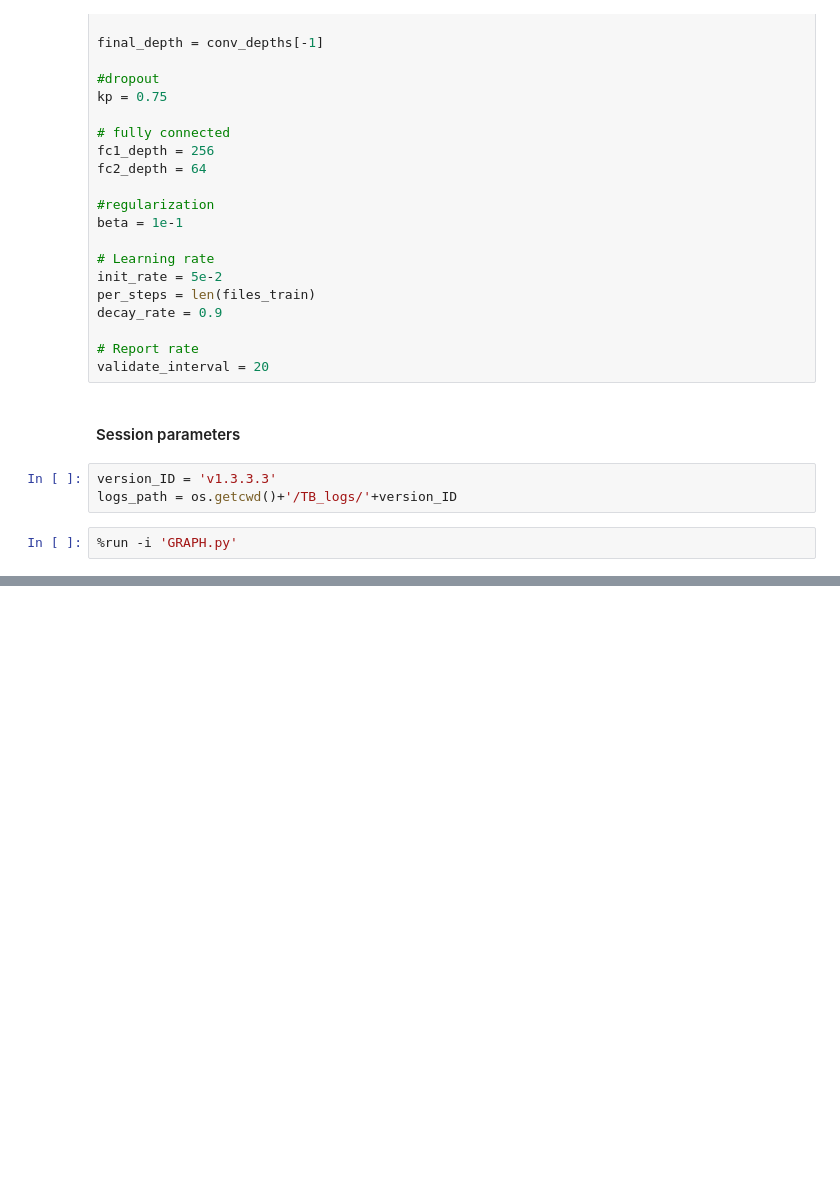
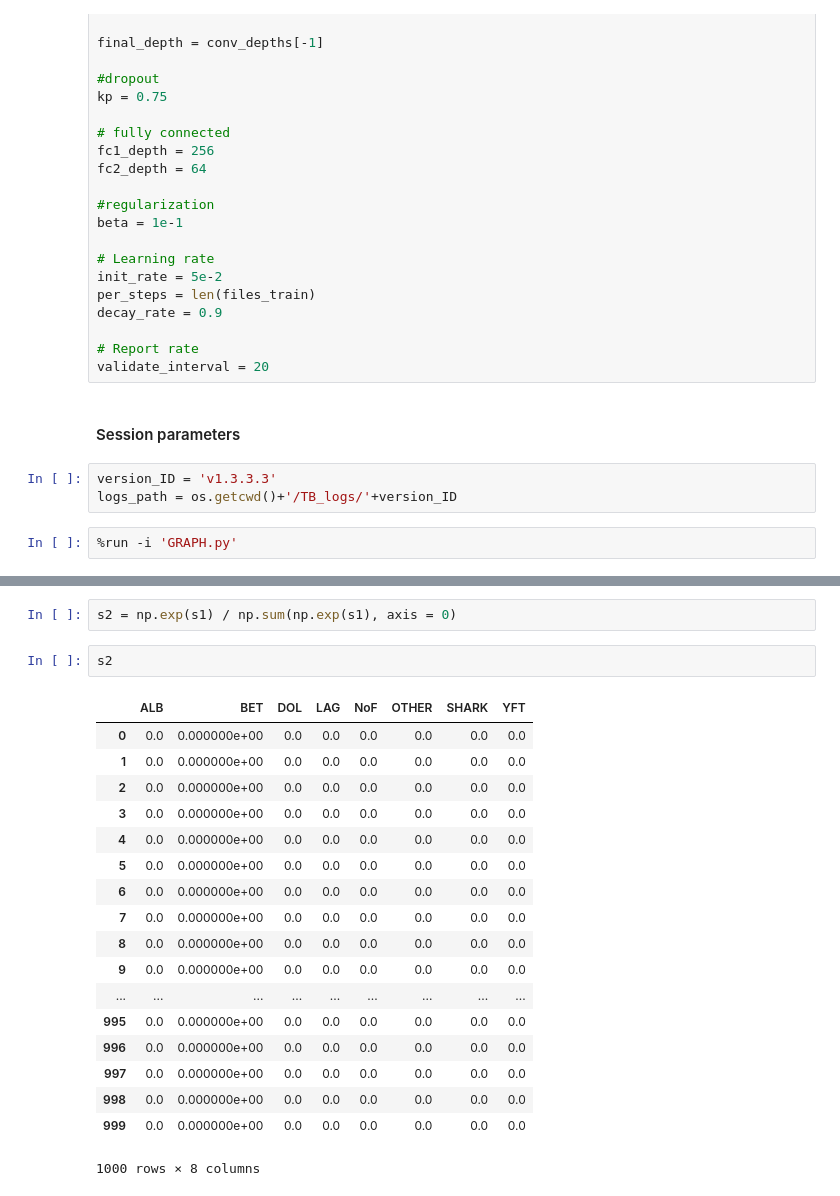
Before and after one commit to CCThompson82/TNCFM, a Jupyter notebook: MODEL.ipynb, the cells around one changed output, grey strips where cells are left out. Saved outputs shown, nothing was run; the diff lists cells and outputs as text; blank space fills up the shorter version.

```diff
--- a/MODEL.ipynb
+++ b/MODEL.ipynb
@@ -88,0 +165,23 @@ logs_path = os.getcwd()+'/TB_logs/'+version_ID
+# %%
+s2 = np.exp(s1) / np.sum(np.exp(s1), axis = 0)
+# %%
+s2
+# %% [output]
+|  | ALB | BET | DOL | LAG | NoF | OTHER | SHARK | YFT |
+| 0 | 0.0 | 0.000000e+00 | 0.0 | 0.0 | 0.0 | 0.0 | 0.0 | 0.0 |
+| 1 | 0.0 | 0.000000e+00 | 0.0 | 0.0 | 0.0 | 0.0 | 0.0 | 0.0 |
+| 2 | 0.0 | 0.000000e+00 | 0.0 | 0.0 | 0.0 | 0.0 | 0.0 | 0.0 |
+| 3 | 0.0 | 0.000000e+00 | 0.0 | 0.0 | 0.0 | 0.0 | 0.0 | 0.0 |
+| 4 | 0.0 | 0.000000e+00 | 0.0 | 0.0 | 0.0 | 0.0 | 0.0 | 0.0 |
+| 5 | 0.0 | 0.000000e+00 | 0.0 | 0.0 | 0.0 | 0.0 | 0.0 | 0.0 |
+| 6 | 0.0 | 0.000000e+00 | 0.0 | 0.0 | 0.0 | 0.0 | 0.0 | 0.0 |
+| 7 | 0.0 | 0.000000e+00 | 0.0 | 0.0 | 0.0 | 0.0 | 0.0 | 0.0 |
+| 8 | 0.0 | 0.000000e+00 | 0.0 | 0.0 | 0.0 | 0.0 | 0.0 | 0.0 |
+| 9 | 0.0 | 0.000000e+00 | 0.0 | 0.0 | 0.0 | 0.0 | 0.0 | 0.0 |
+| ... | ... | ... | ... | ... | ... | ... | ... | ... |
+| 995 | 0.0 | 0.000000e+00 | 0.0 | 0.0 | 0.0 | 0.0 | 0.0 | 0.0 |
+| 996 | 0.0 | 0.000000e+00 | 0.0 | 0.0 | 0.0 | 0.0 | 0.0 | 0.0 |
+| 997 | 0.0 | 0.000000e+00 | 0.0 | 0.0 | 0.0 | 0.0 | 0.0 | 0.0 |
+| 998 | 0.0 | 0.000000e+00 | 0.0 | 0.0 | 0.0 | 0.0 | 0.0 | 0.0 |
+| 999 | 0.0 | 0.000000e+00 | 0.0 | 0.0 | 0.0 | 0.0 | 0.0 | 0.0 |
+1000 rows × 8 columns
```
Also changed, not shown: parts of 8 cells of this notebook, 1 other file.
